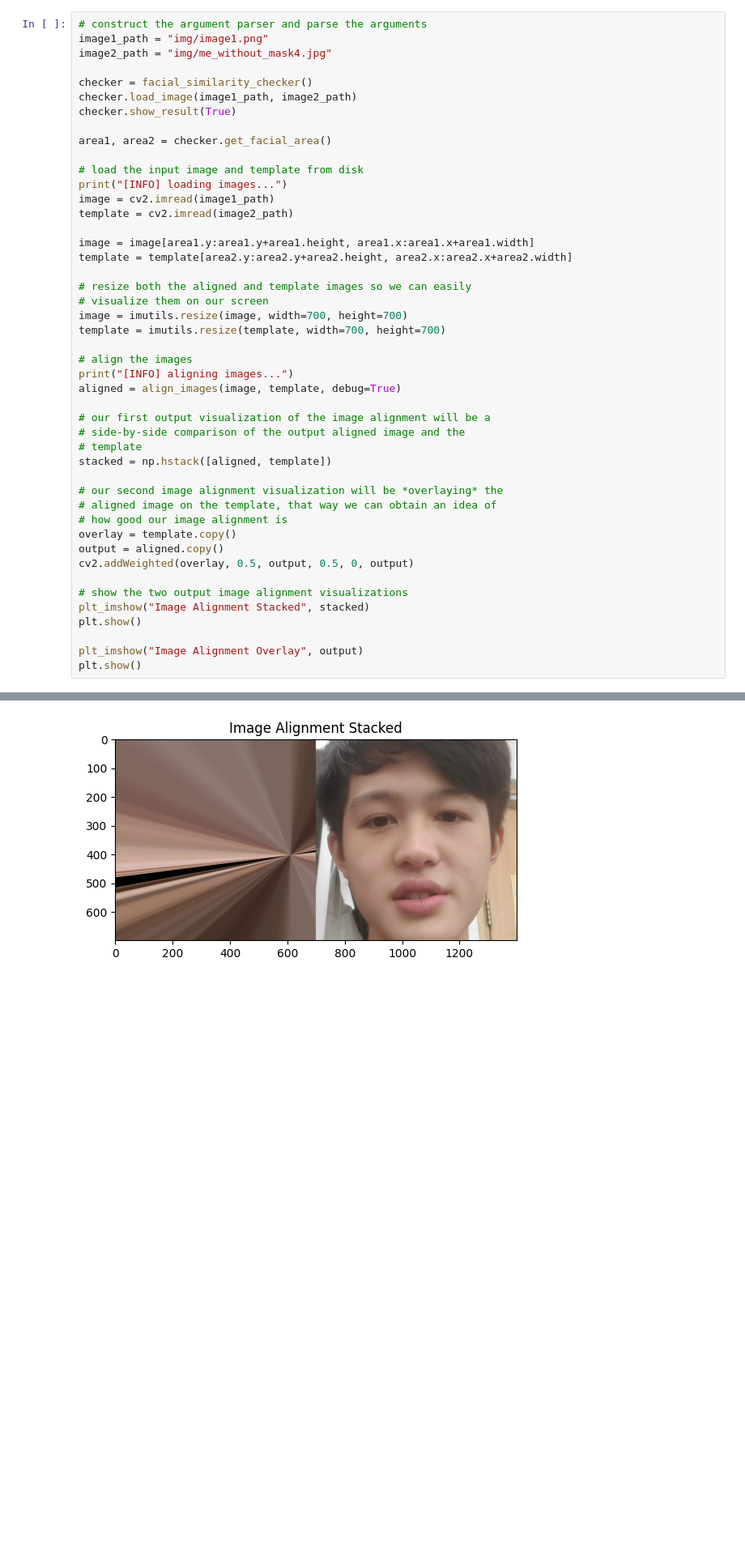
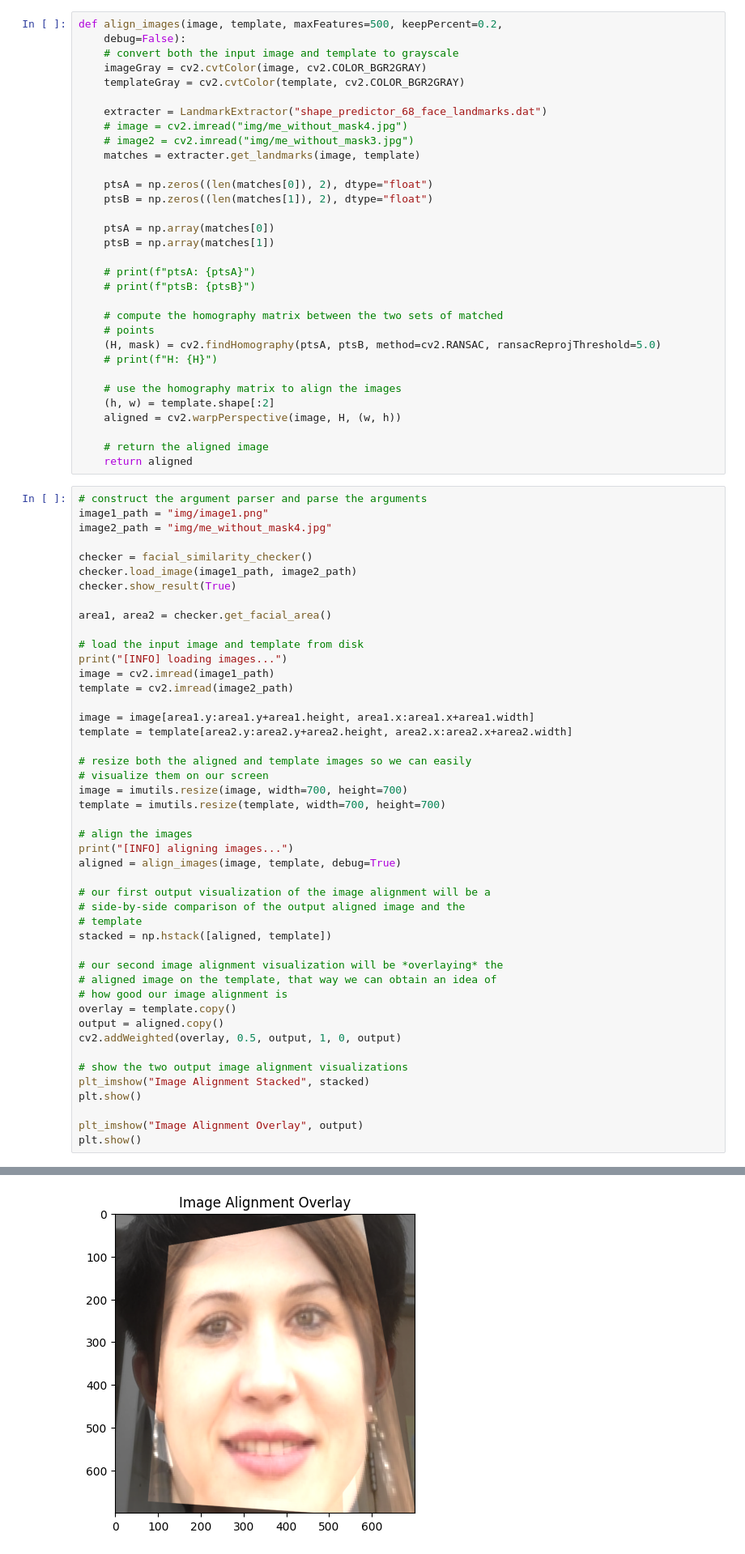
Before and after one commit to Henry-Loi/Mask-Removal-AI, a Jupyter notebook: image_registration.ipynb, the cells around one changed output, grey strips where cells are left out. Shown: that part at 81% size. Cells and saved outputs as stored; diff of their text form; blank space fills up the shorter version.

Commit message:
the image registration working

```diff
--- a/image_registration.ipynb
+++ b/image_registration.ipynb
@@ -81,3 +23,35 @@ def align_images(image, template, maxFeatures=500, keepPercent=0.2,
+# %%
+def align_images(image, template, maxFeatures=500, keepPercent=0.2,
+    debug=False):
+    # convert both the input image and template to grayscale
+    imageGray = cv2.cvtColor(image, cv2.COLOR_BGR2GRAY)
+    templateGray = cv2.cvtColor(template, cv2.COLOR_BGR2GRAY)
+
+    extracter = LandmarkExtractor("shape_predictor_68_face_landmarks.dat")
+    # image = cv2.imread("img/me_without_mask4.jpg")
+    # image2 = cv2.imread("img/me_without_mask3.jpg")
+    matches = extracter.get_landmarks(image, template)
+
+    ptsA = np.zeros((len(matches[0]), 2), dtype="float")
+    ptsB = np.zeros((len(matches[1]), 2), dtype="float")
+
+    ptsA = np.array(matches[0])
+    ptsB = np.array(matches[1])
+
+    # print(f"ptsA: {ptsA}")
+    # print(f"ptsB: {ptsB}")
+
+    # compute the homography matrix between the two sets of matched
+    # points
+    (H, mask) = cv2.findHomography(ptsA, ptsB, method=cv2.RANSAC, ransacReprojThreshold=5.0)
+    # print(f"H: {H}")
+
+    # use the homography matrix to align the images
+    (h, w) = template.shape[:2]
+    aligned = cv2.warpPerspective(image, H, (w, h))
+
+    # return the aligned image
+    return aligned
 # %%
 # construct the argument parser and parse the arguments
 image1_path = "img/image1.png"
@@ -116,7 +90,7 @@ stacked = np.hstack([aligned, template])
 # how good our image alignment is
 overlay = template.copy()
 output = aligned.copy()
-cv2.addWeighted(overlay, 0.5, output, 0.5, 0, output)
+cv2.addWeighted(overlay, 0.5, output, 1, 0, output)
 
 # show the two output image alignment visualizations
 plt_imshow("Image Alignment Stacked", stacked)
@@ -155 +112 @@ H: [[-9.47851404e-01 -6.47970868e-01  6.11364824e+02]
-[figure, old version]
+[figure, new version]
```
Also changed, not shown: parts of 3 cells of this notebook, 2 other files.
